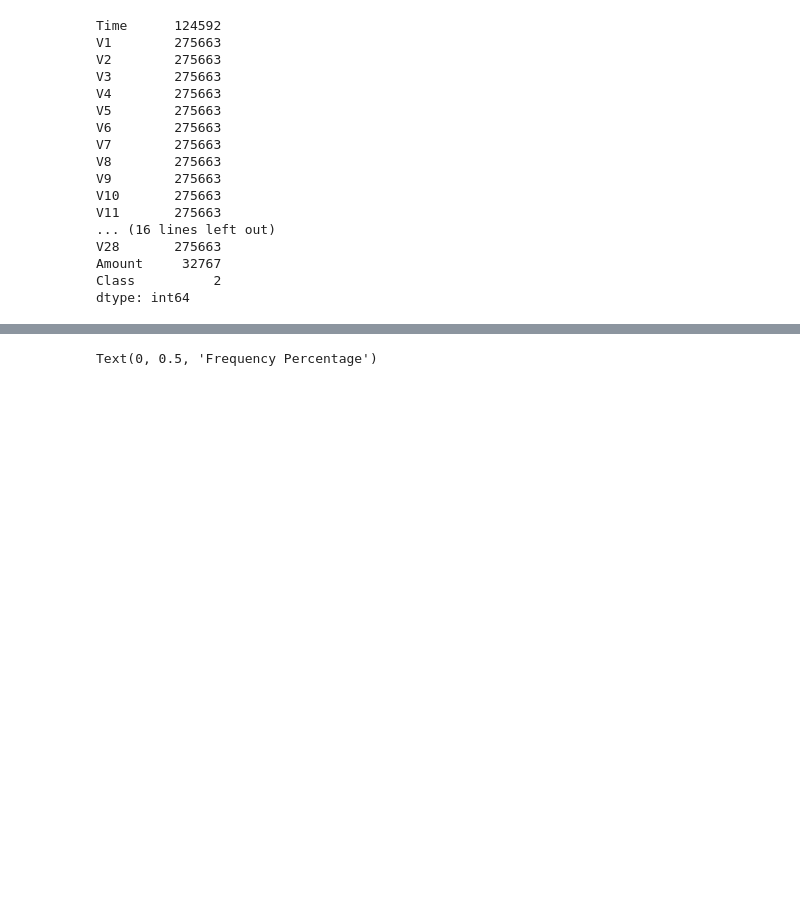
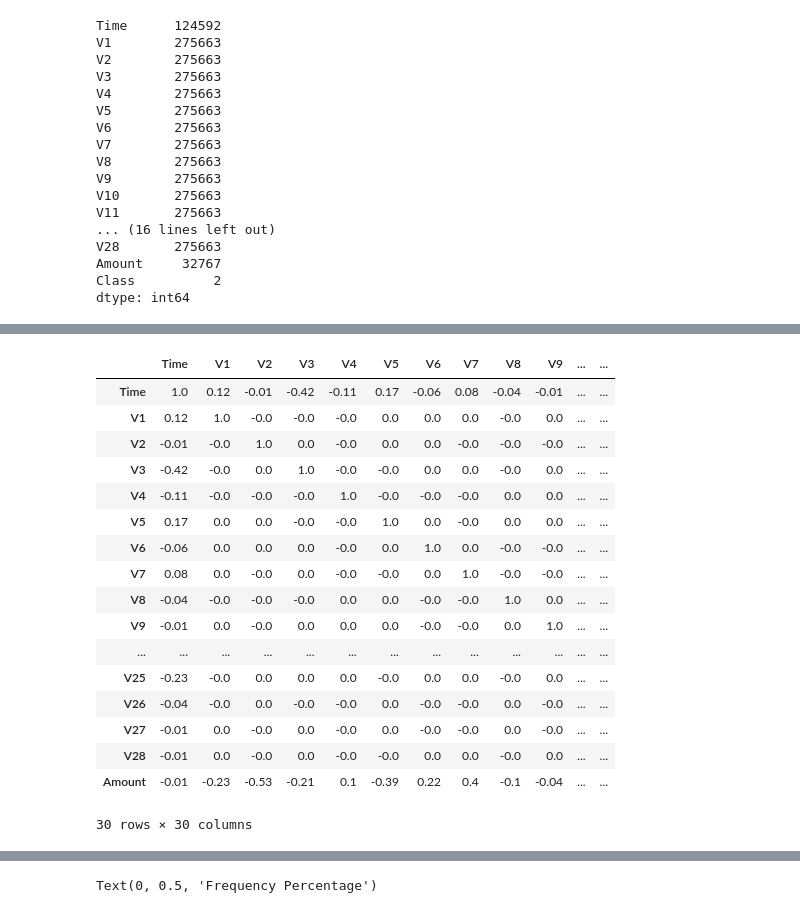
Before and after one commit to UzunDemir/Applied-Machine-Learning-Unsupervised, a Jupyter notebook: 02_end_to_end_machine_learning_project.ipynb, the cells around one changed output, grey strips where cells are left out. Saved outputs shown, nothing was run; the diff lists cells and outputs as text; code cells hidden in the pictures; blank space fills up the shorter version.

```diff
--- a/02_end_to_end_machine_learning_project.ipynb
+++ b/02_end_to_end_machine_learning_project.ipynb
@@ -180,0 +180,21 @@ correlationMatrix.to_csv(current_path+correlation_file)
+# %%
+correlationMatrix
+# %% [output]
+|  | Time | V1 | V2 | V3 | V4 | V5 | V6 | V7 | V8 | V9 | ... | ... |
+| Time | 1.0 | 0.12 | -0.01 | -0.42 | -0.11 | 0.17 | -0.06 | 0.08 | -0.04 | -0.01 | ... | ... |
+| V1 | 0.12 | 1.0 | -0.0 | -0.0 | -0.0 | 0.0 | 0.0 | 0.0 | -0.0 | 0.0 | ... | ... |
+| V2 | -0.01 | -0.0 | 1.0 | 0.0 | -0.0 | 0.0 | 0.0 | -0.0 | -0.0 | -0.0 | ... | ... |
+| V3 | -0.42 | -0.0 | 0.0 | 1.0 | -0.0 | -0.0 | 0.0 | 0.0 | -0.0 | 0.0 | ... | ... |
+| V4 | -0.11 | -0.0 | -0.0 | -0.0 | 1.0 | -0.0 | -0.0 | -0.0 | 0.0 | 0.0 | ... | ... |
+| V5 | 0.17 | 0.0 | 0.0 | -0.0 | -0.0 | 1.0 | 0.0 | -0.0 | 0.0 | 0.0 | ... | ... |
+| V6 | -0.06 | 0.0 | 0.0 | 0.0 | -0.0 | 0.0 | 1.0 | 0.0 | -0.0 | -0.0 | ... | ... |
+| V7 | 0.08 | 0.0 | -0.0 | 0.0 | -0.0 | -0.0 | 0.0 | 1.0 | -0.0 | -0.0 | ... | ... |
+| V8 | -0.04 | -0.0 | -0.0 | -0.0 | 0.0 | 0.0 | -0.0 | -0.0 | 1.0 | 0.0 | ... | ... |
+| V9 | -0.01 | 0.0 | -0.0 | 0.0 | 0.0 | 0.0 | -0.0 | -0.0 | 0.0 | 1.0 | ... | ... |
+| ... | ... | ... | ... | ... | ... | ... | ... | ... | ... | ... | ... | ... |
+| V25 | -0.23 | -0.0 | 0.0 | 0.0 | 0.0 | -0.0 | 0.0 | 0.0 | -0.0 | 0.0 | ... | ... |
+| V26 | -0.04 | -0.0 | 0.0 | -0.0 | -0.0 | 0.0 | -0.0 | -0.0 | 0.0 | -0.0 | ... | ... |
+| V27 | -0.01 | 0.0 | -0.0 | 0.0 | -0.0 | 0.0 | -0.0 | -0.0 | 0.0 | -0.0 | ... | ... |
+| V28 | -0.01 | 0.0 | -0.0 | 0.0 | -0.0 | -0.0 | 0.0 | 0.0 | -0.0 | 0.0 | ... | ... |
+| Amount | -0.01 | -0.23 | -0.53 | -0.21 | 0.1 | -0.39 | 0.22 | 0.4 | -0.1 | -0.04 | ... | ... |
+30 rows × 30 columns
```
Also changed, not shown: parts of 6 cells of this notebook.
